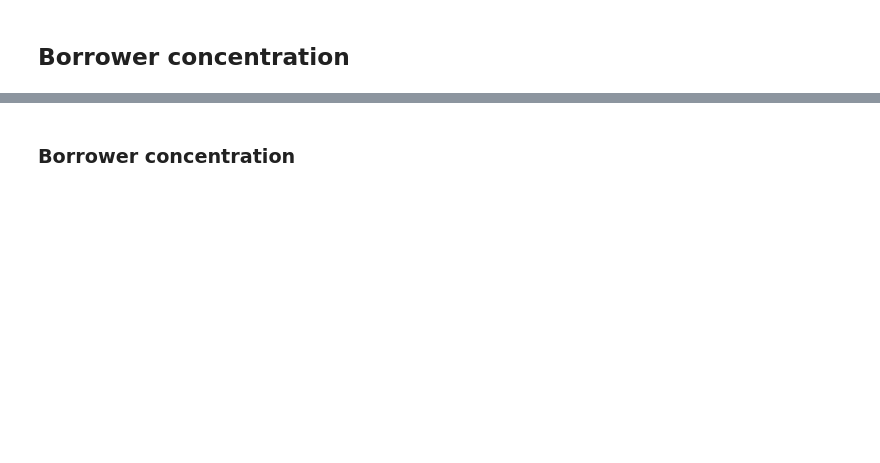
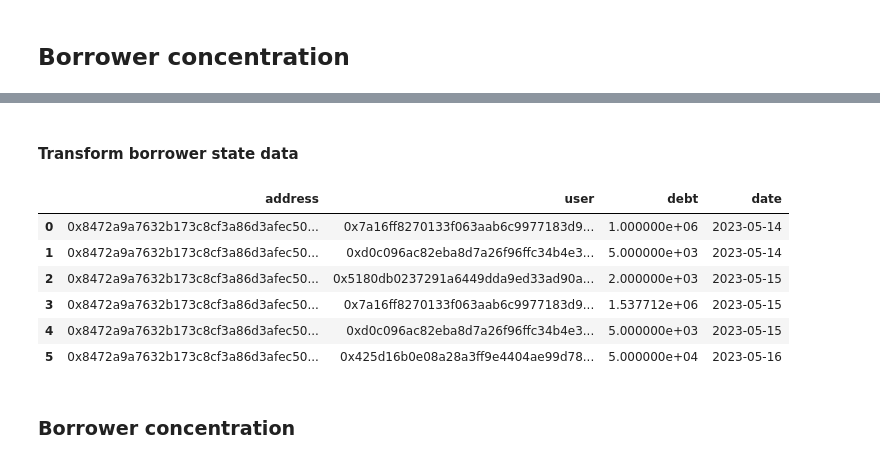
Before and after one commit to newgnart/defi-ds, a Jupyter notebook: notebooks/llamarisk_curve.ipynb, the cells around one changed output, grey strips where cells are left out. Drawn from its saved outputs; the diff is of its cells as text; code cells hidden in the pictures; blank space fills up the shorter version.

```diff
--- a/notebooks/llamarisk_curve.ipynb
+++ b/notebooks/llamarisk_curve.ipynb
@@ -168,2 +194,20 @@ df.head(3)
+# %% [markdown]
+#### Transform borrower state data
+# %%
+from defi_ds.data.transform.curve_debt import borrower_state
+
+df_debt = borrower_state(df)
+# df_debt.to_csv(rootpath / 'data/curve/borrower_debt.csv', index=False)
+
+df_debt.reset_index(drop=True, inplace=True)
+df_debt.head(6)
+# %% [output]
+|  | address | user | debt | date |
+| 0 | 0x8472a9a7632b173c8cf3a86d3afec50... | 0x7a16ff8270133f063aab6c9977183d9... | 1.000000e+06 | 2023-05-14 |
+| 1 | 0x8472a9a7632b173c8cf3a86d3afec50... | 0xd0c096ac82eba8d7a26f96ffc34b4e3... | 5.000000e+03 | 2023-05-14 |
+| 2 | 0x8472a9a7632b173c8cf3a86d3afec50... | 0x5180db0237291a6449dda9ed33ad90a... | 2.000000e+03 | 2023-05-15 |
+| 3 | 0x8472a9a7632b173c8cf3a86d3afec50... | 0x7a16ff8270133f063aab6c9977183d9... | 1.537712e+06 | 2023-05-15 |
+| 4 | 0x8472a9a7632b173c8cf3a86d3afec50... | 0xd0c096ac82eba8d7a26f96ffc34b4e3... | 5.000000e+03 | 2023-05-15 |
+| 5 | 0x8472a9a7632b173c8cf3a86d3afec50... | 0x425d16b0e08a28a3ff9e4404ae99d78... | 5.000000e+04 | 2023-05-16 |
 # %% [markdown]
 ### Borrower concentration
```
Also changed, not shown: parts of 9 cells of this notebook, 4 other files.
